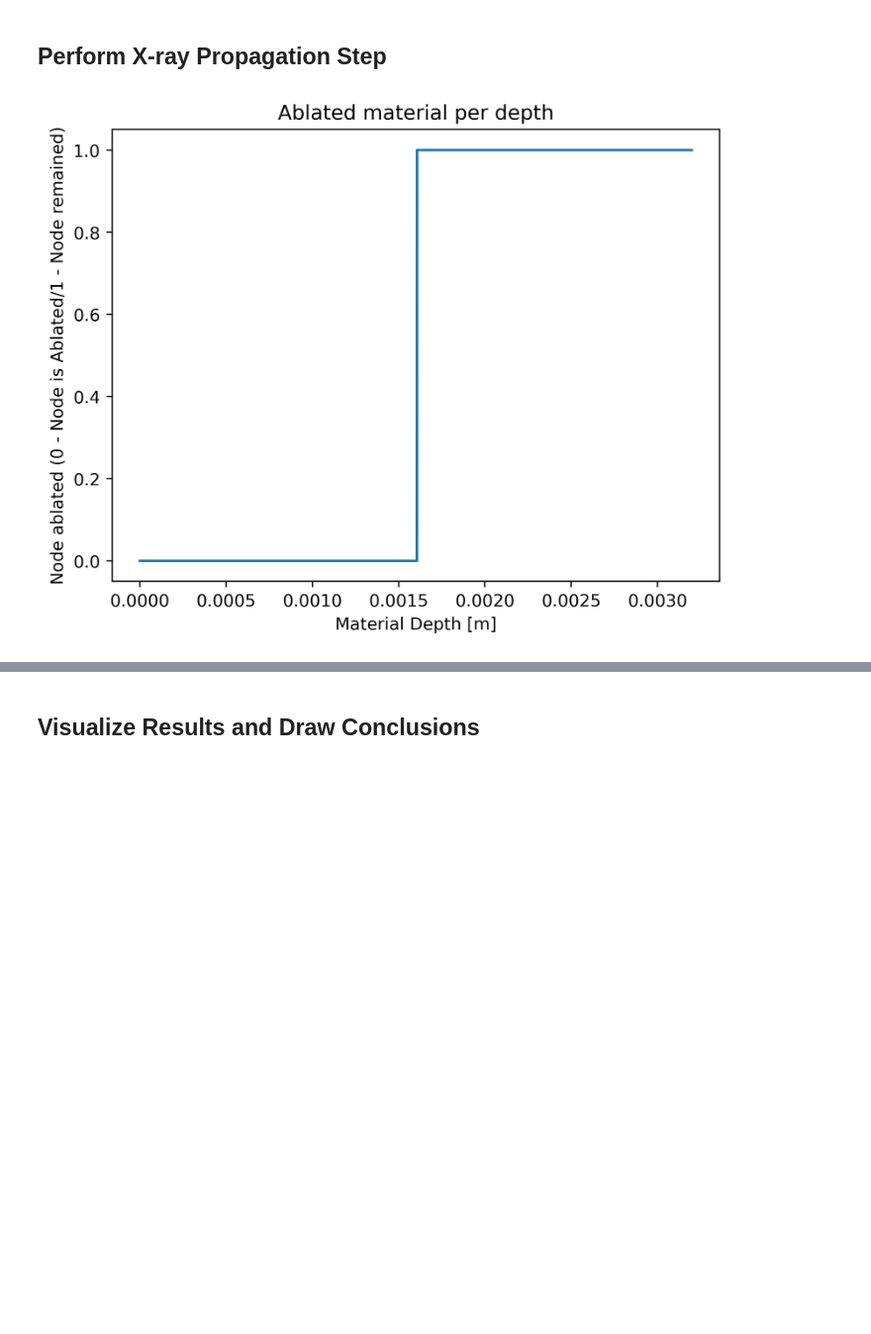
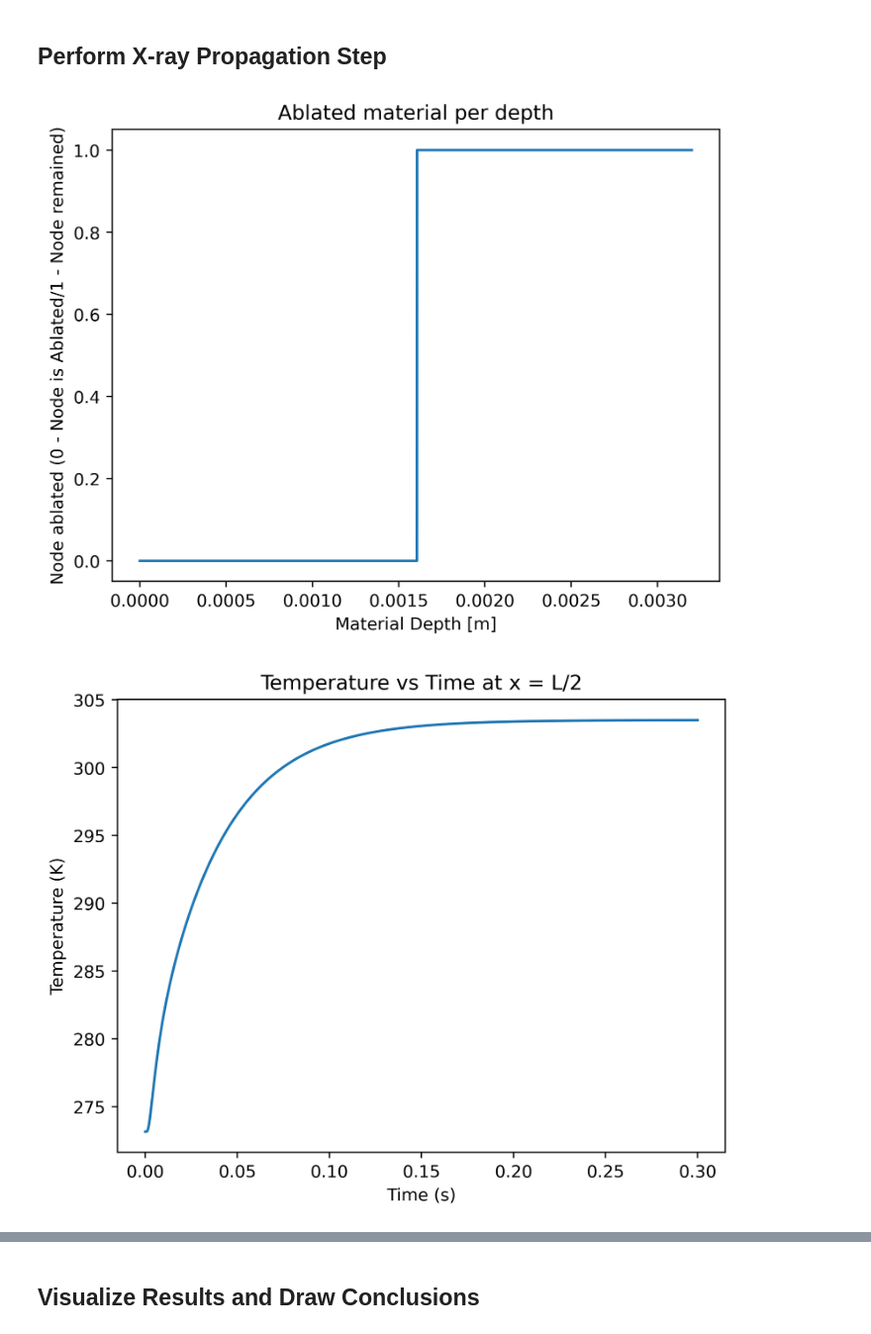
Before and after one commit to smarinsek/EN.535.610.81.SP23-Project, a Jupyter notebook: Project Main Script.ipynb, the cells around one changed output, grey strips where cells are left out. Shown at 99% size. Cells and saved outputs as stored; diff of their text form; code cells hidden in the pictures; blank space fills up the shorter version.

Commit message:
Transient thermal complete

```diff
--- a/Project Main Script.ipynb
+++ b/Project Main Script.ipynb
@@ -394,30 +436,77 @@ rad_section.add_matl(quantity=al_elements,
                      t_conductivity=al_k,
                      spec_heat=al_c,
                      cs_area=e_area,
                      ic_temp=ic_temp,
                      element_length=al_ele_thickness,
                      ablation_temp=al_ab_temp,
                      rad_abs_coefficient=al_mac,
                      density=al_dens,
                      emissivity=al_emissivity)
 
 #Perform x-ray absorption analysis
 rad_initial_temp = rad_section.get_temperatures() #Store initial temps for data vis
 rad_section.prop_xray_energy(i_flux*i_energy)
 
 #Store results needed for x-ray absorption results post-processing
 rad_depth_list = rad_section.get_node_depths()
 rad_absorbed_energy = rad_section.get_absorbed_energy()
 rad_post_xray_temps = rad_section.get_temperatures()
 
 #Perform ablation analysis
 elements_postablation = rad_section.eval_ablation()
 fig, ax = plt.subplots()
 ax.plot(rad_depth_list,elements_postablation)
 ax.set_title("Ablated material per depth")
 ax.set_xlabel("Material Depth [m]")
 ax.set_ylabel("Node ablated (0 - Node is Ablated/1 - Node remained)")
 plt.show()
 #fig.savefig("AblatedNodes.png")
+
+#Calculate the length of the remaining aluminum plate
+rem_elements = []
+dist_list = []
+dist = 0
+temp = 0
+
+for element in rad_section.elements_list:
+    if element.is_ablated == False:
+        rem_elements.append(element)
+        dist_list.append(element.element_length)
+        dist += element.element_length
+        temp += element.temp
+avg_temp = temp/len(rem_elements)
+
+# perform the transient thermal analysis pre-ablation
+
+L = al_elements*al_ele_thickness # length of remaining plate in meters
+T0 = 273.15 #initial temperature of the plate in Kelvin (0 deg C)
+Tinf = 0 # temperature black body space in kelvin
+rho = al_dens #density of aluminum in kg/m^3
+c = al_c #specific heat capacity of aluminum in J/kg*K
+k = al_k # thermal conductivity in W/m*k
+dx = .0001 #element step in meters
+dt = .0000001 #time sstep in s
+t_max =.3 #total time is s
+emissivity = paint_emissivity #emissivity of black aeroglaze
+solar_flux = 1364*41 #solar flux in equinox knocked down by the absorptivity of aluminum
+
+rad_section.transient_thermal_analysis(L, T0, Tinf, rho, c, k, dx, dt, t_max, emissivity, solar_flux)
+
+# perform the transient thermal analysis post ablation
+
+L = dist # length of remaining plate in meters
+T0 = avg_temp #initial temperature of the plate in Kelvin
+Tinf = 0 # temperature black body space in kelvin
+rho = al_dens #density of aluminum in kg/m^3
+c = al_c #specific heat capacity of aluminum in J/kg*K
+k = al_k # thermal conductivity in W/m*k
+dx = .0001 #element step in meters
+dt = .0000001 #time sstep in s
+t_max =.1 #total time is s
+emissivity = al_emissivity #emissivity of aluminum
+solar_flux = 1364*92 #solar flux in equinox knocked down by the absorptivity of aluminum
+
+rad_section.transient_thermal_analysis(L, T0, Tinf, rho, c, k, dx, dt, t_max, emissivity, solar_flux)
 # %% [output]
 [figure]
+[figure, added]
```
Also changed, not shown: parts of 3 cells of this notebook.
